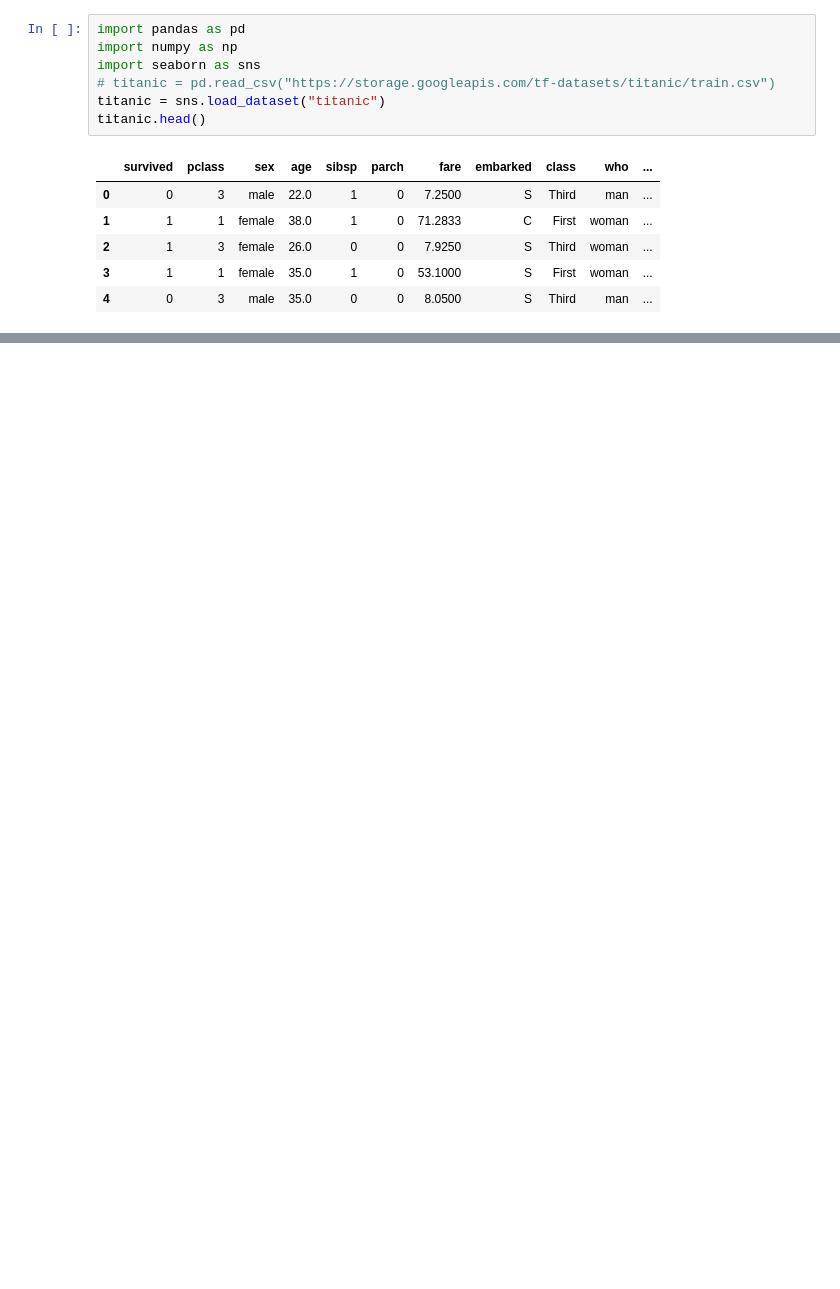
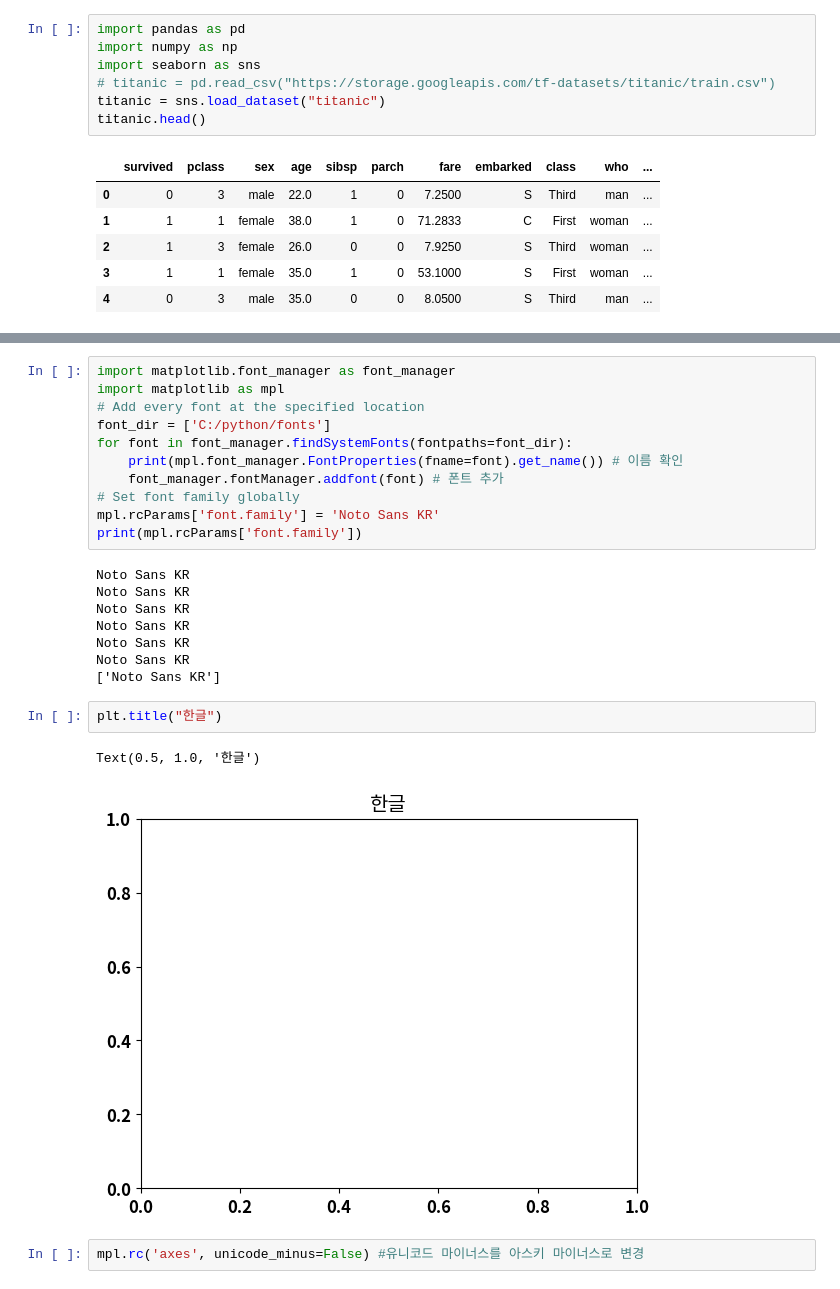
Before and after one commit to DeerWeak/pythonbasic, a Jupyter notebook: 230126python.ipynb, the cells around one changed output, grey strips where cells are left out. Saved outputs shown, nothing was run; the diff lists cells and outputs as text; blank space fills up the shorter version.

```diff
--- a/230126python.ipynb
+++ b/230126python.ipynb
@@ -37,0 +91,26 @@ titanic.head(10)
+# %%
+import matplotlib.font_manager as font_manager
+import matplotlib as mpl
+# Add every font at the specified location
+font_dir = ['C:/python/fonts']
+for font in font_manager.findSystemFonts(fontpaths=font_dir):
+    print(mpl.font_manager.FontProperties(fname=font).get_name()) # 이름 확인
+    font_manager.fontManager.addfont(font) # 폰트 추가
+# Set font family globally
+mpl.rcParams['font.family'] = 'Noto Sans KR'
+print(mpl.rcParams['font.family'])
+# %% [output]
+Noto Sans KR
+Noto Sans KR
+Noto Sans KR
+Noto Sans KR
+Noto Sans KR
+Noto Sans KR
+['Noto Sans KR']
+# %%
+plt.title("한글")
+# %% [output]
+Text(0.5, 1.0, '한글')
+[figure, added]
+# %%
+mpl.rc('axes', unicode_minus=False) #유니코드 마이너스를 아스키 마이너스로 변경
```
Also changed, not shown: parts of 112 cells of this notebook, 8 other files.
